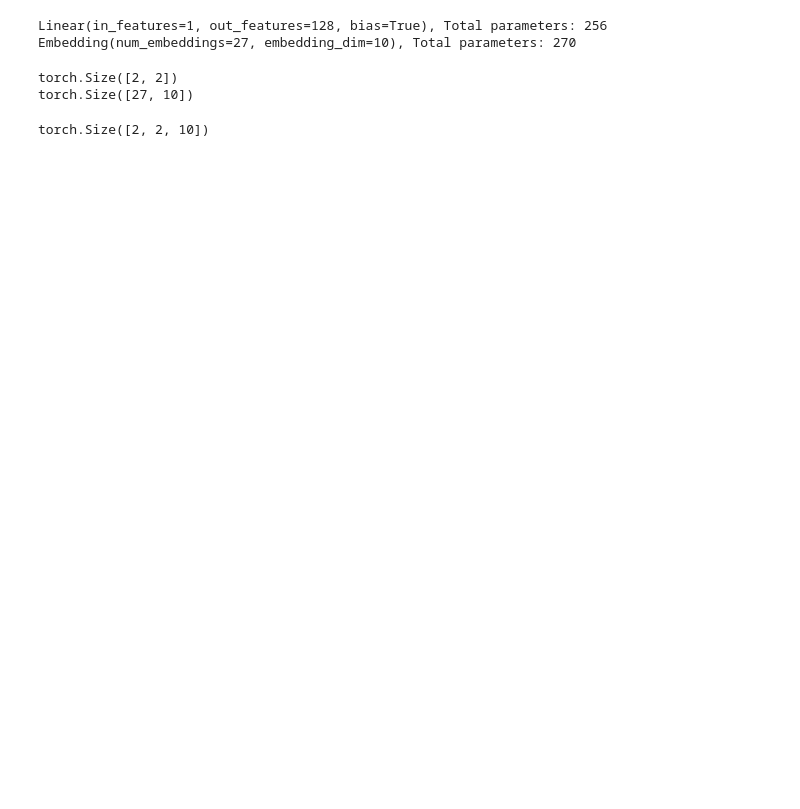
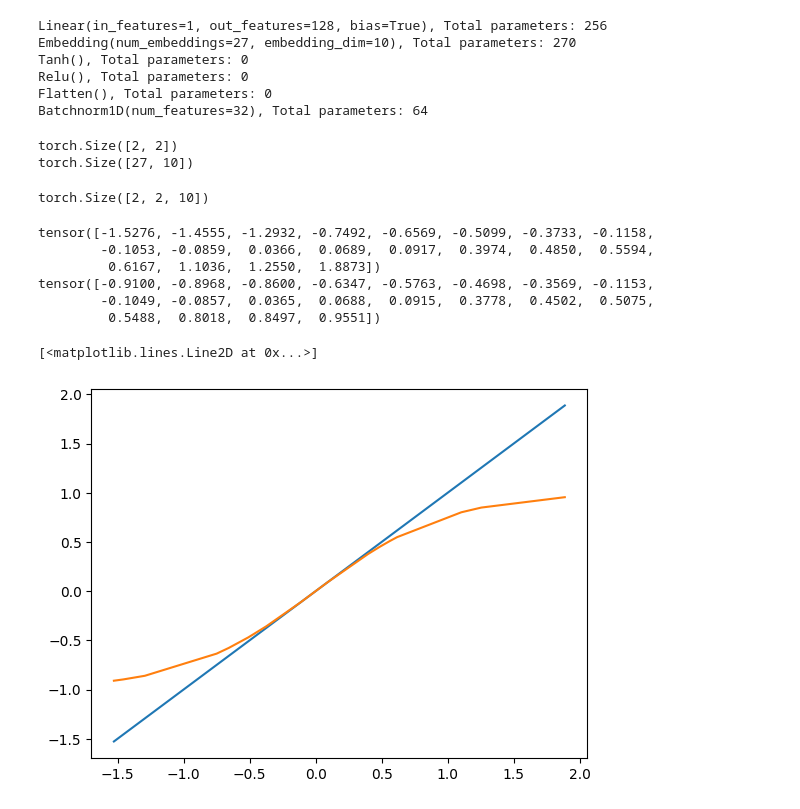
Before and after one commit to jsmidt/scratch, a Jupyter notebook: mytorch/test_mytorch.ipynb, the cells around one changed output. Drawn from its saved outputs; the diff is of its cells as text; code cells hidden in the pictures; blank space fills up the shorter version.

Commit message:
Add Flatten, Batchnorm, and Sequential to mytorch

```diff
--- a/mytorch/test_mytorch.ipynb
+++ b/mytorch/test_mytorch.ipynb
@@ -4,3 +5,10 @@ import torch
 # %%
 x = nn.Linear(1,128)
 e = nn.Embedding(27,10)
+tanh = nn.Tanh()
+relu = nn.Relu()
+flat = nn.Flatten()
+batch = nn.BatchNorm1d(num_features=4)
+
+model = nn.Sequential([e, flat, x, batch, tanh])
+print (model)
@@ -31,9 +42,17 @@ x.bias, e.weight
 # %%
 print (x)
 print (e)
+print (tanh)
+print (relu)
+print (flat)
+print (batch)
 # %% [output]
 Linear(in_features=1, out_features=128, bias=True), Total parameters: 256
 Embedding(num_embeddings=27, embedding_dim=10), Total parameters: 270
+Tanh(), Total parameters: 0
+Relu(), Total parameters: 0
+Flatten(), Total parameters: 0
+Batchnorm1D(num_features=32), Total parameters: 64
 # %%
 IX = torch.ones((2,2)).long()
 # %%
@@ -44,3 +63,19 @@ print (e.weight.shape)
 torch.Size([2, 2])
 torch.Size([27, 10])
 torch.Size([2, 2, 10])
+# %%
+X = torch.randn(20).sort()[0]
+print(X)
+print(tanh(X))
+#X = sorted(X)
+plt.plot(X,X)
+plt.plot(X,tanh(X))
+# %% [output]
+tensor([-1.5276, -1.4555, -1.2932, -0.7492, -0.6569, -0.5099, -0.3733, -0.1158,
+        -0.1053, -0.0859,  0.0366,  0.0689,  0.0917,  0.3974,  0.4850,  0.5594,
+         0.6167,  1.1036,  1.2550,  1.8873])
+tensor([-0.9100, -0.8968, -0.8600, -0.6347, -0.5763, -0.4698, -0.3569, -0.1153,
+        -0.1049, -0.0857,  0.0365,  0.0688,  0.0915,  0.3778,  0.4502,  0.5075,
+         0.5488,  0.8018,  0.8497,  0.9551])
+[<matplotlib.lines.Line2D at 0x...>]
+[figure, added]
```
Also changed, not shown: parts of 10 cells of this notebook, 1 other file.
